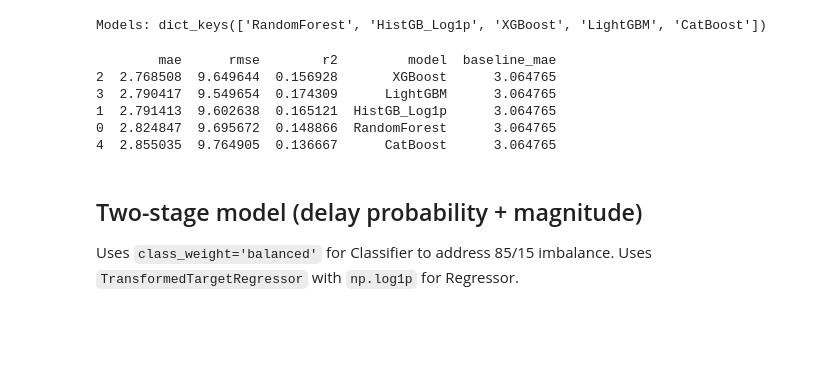
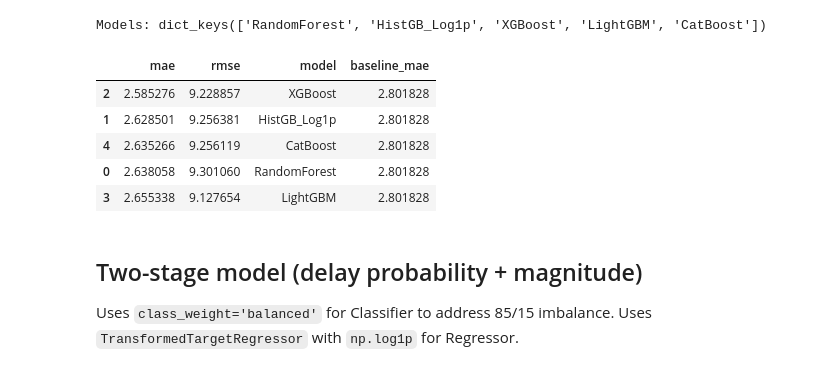
Before and after one commit to tdat1465/data-monitoring-lab, a Jupyter notebook: Data Modeling/training.ipynb, the cells around one changed output. Saved outputs shown, nothing was run; the diff lists cells and outputs as text; code cells hidden in the pictures; blank space fills up the shorter version.

Commit message:
feat: re-train model

```diff
--- a/Data Modeling/training.ipynb
+++ b/Data Modeling/training.ipynb
@@ -273,29 +280,29 @@ Models: dict_keys(['RandomForest', 'HistGB_Log1p', 'XGBoost', 'LightGBM', 'CatBo
 # %%
 results = []
 trained = {}
 
 for name, model in models.items():
     pipe = Pipeline([
         ("preprocess", preprocess),
         ("model", model),
     ])
     pipe.fit(X_train, y_train)
     pred = pipe.predict(X_val)
     metrics = evaluate_regression(y_val, pred)
     metrics["model"] = name
     metrics["baseline_mae"] = baseline_metrics["mae"]
     results.append(metrics)
     trained[name] = pipe
 
 results_df = pd.DataFrame(results).sort_values("mae")
-print(results_df)
+results_df
 # %% [output]
-        mae      rmse        r2         model  baseline_mae
-2  2.768508  9.649644  0.156928       XGBoost      3.064765
-3  2.790417  9.549654  0.174309      LightGBM      3.064765
-1  2.791413  9.602638  0.165121  HistGB_Log1p      3.064765
-0  2.824847  9.695672  0.148866  RandomForest      3.064765
-4  2.855035  9.764905  0.136667      CatBoost      3.064765
+|  | mae | rmse | model | baseline_mae |
+| 2 | 2.585276 | 9.228857 | XGBoost | 2.801828 |
+| 1 | 2.628501 | 9.256381 | HistGB_Log1p | 2.801828 |
+| 4 | 2.635266 | 9.256119 | CatBoost | 2.801828 |
+| 0 | 2.638058 | 9.301060 | RandomForest | 2.801828 |
+| 3 | 2.655338 | 9.127654 | LightGBM | 2.801828 |
 # %% [markdown]
 ## Two-stage model (delay probability + magnitude)
 Uses `class_weight='balanced'` for Classifier to address 85/15 imbalance.
```
Also changed, not shown: parts of 11 cells of this notebook.
